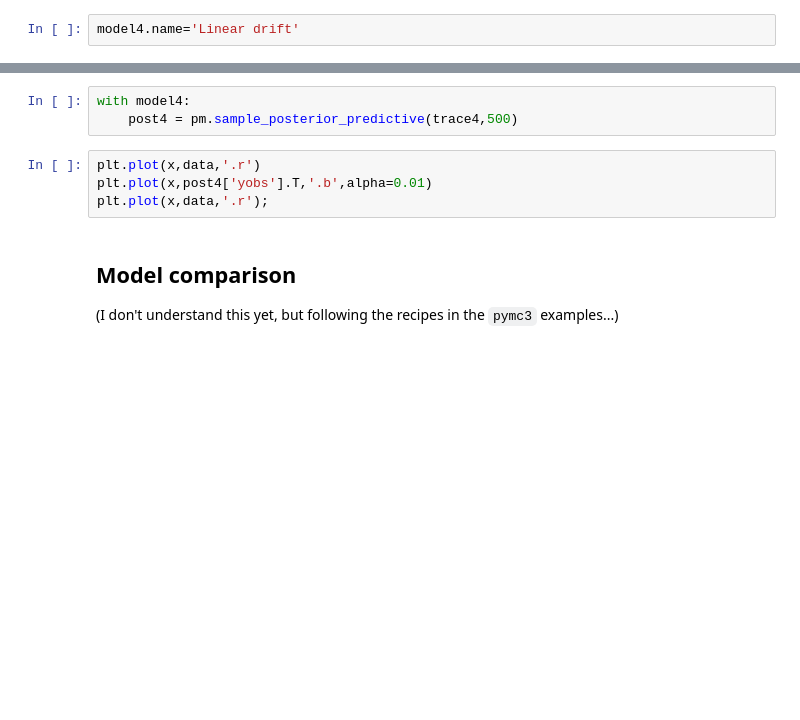
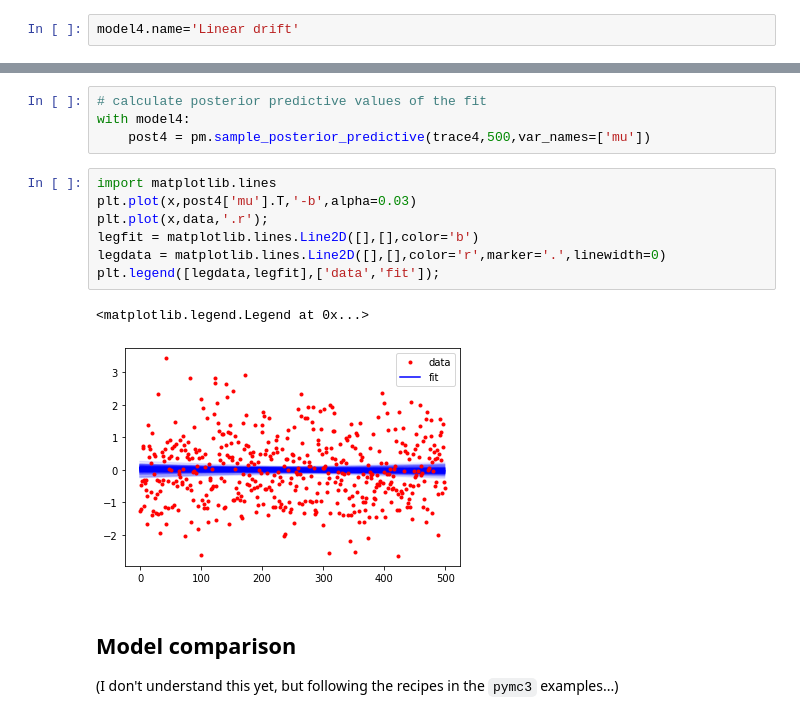
Before and after one commit to corcoted/NIST-ESA-Bayes, a Jupyter notebook: Chapter1/Sec-1.4.2.1/NormalRandomNumbers.ipynb, the cells around one changed output, grey strips where cells are left out. Saved outputs shown, nothing was run; the diff lists cells and outputs as text; blank space fills up the shorter version.

```diff
--- a/Chapter1/Sec-1.4.2.1/NormalRandomNumbers.ipynb
+++ b/Chapter1/Sec-1.4.2.1/NormalRandomNumbers.ipynb
@@ -199,10 +257,17 @@ corner.corner(np.vstack((trace4['a'],trace4['b'])).T,labels=['a','b']);
 # %%
+# calculate posterior predictive values of the fit
 with model4:
-    post4 = pm.sample_posterior_predictive(trace4,500)
+    post4 = pm.sample_posterior_predictive(trace4,500,var_names=['mu'])
-# %%
-plt.plot(x,data,'.r')
-plt.plot(x,post4['yobs'].T,'.b',alpha=0.01)
-plt.plot(x,data,'.r');
+# %%
+import matplotlib.lines
+plt.plot(x,post4['mu'].T,'-b',alpha=0.03)
+plt.plot(x,data,'.r');
+legfit = matplotlib.lines.Line2D([],[],color='b')
+legdata = matplotlib.lines.Line2D([],[],color='r',marker='.',linewidth=0)
+plt.legend([legdata,legfit],['data','fit']);
+# %% [output]
+<matplotlib.legend.Legend at 0x...>
+[figure, added]
 # %% [markdown]
 ## Model comparison
 (I don't understand this yet, but following the recipes in the `pymc3` examples...)
```
Also changed, not shown: parts of 25 cells of this notebook.
